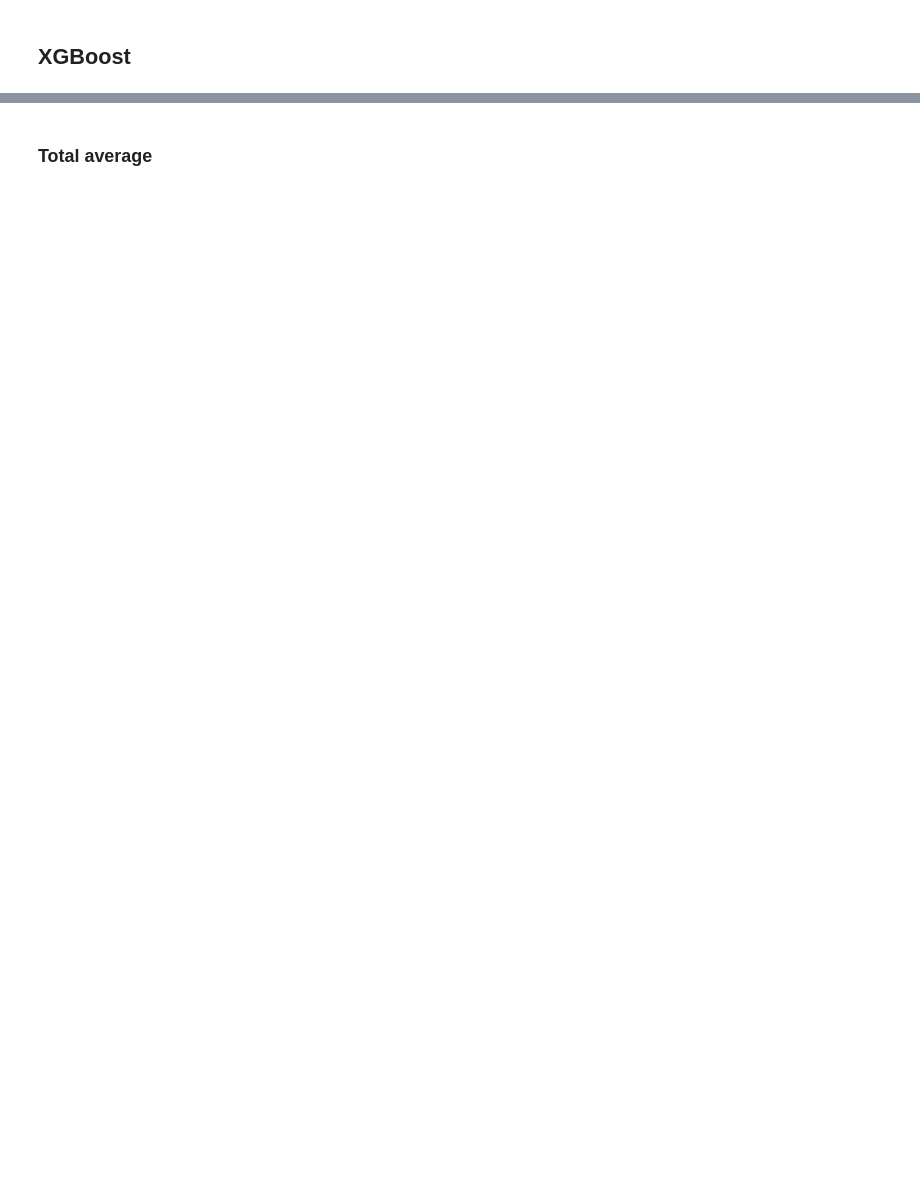
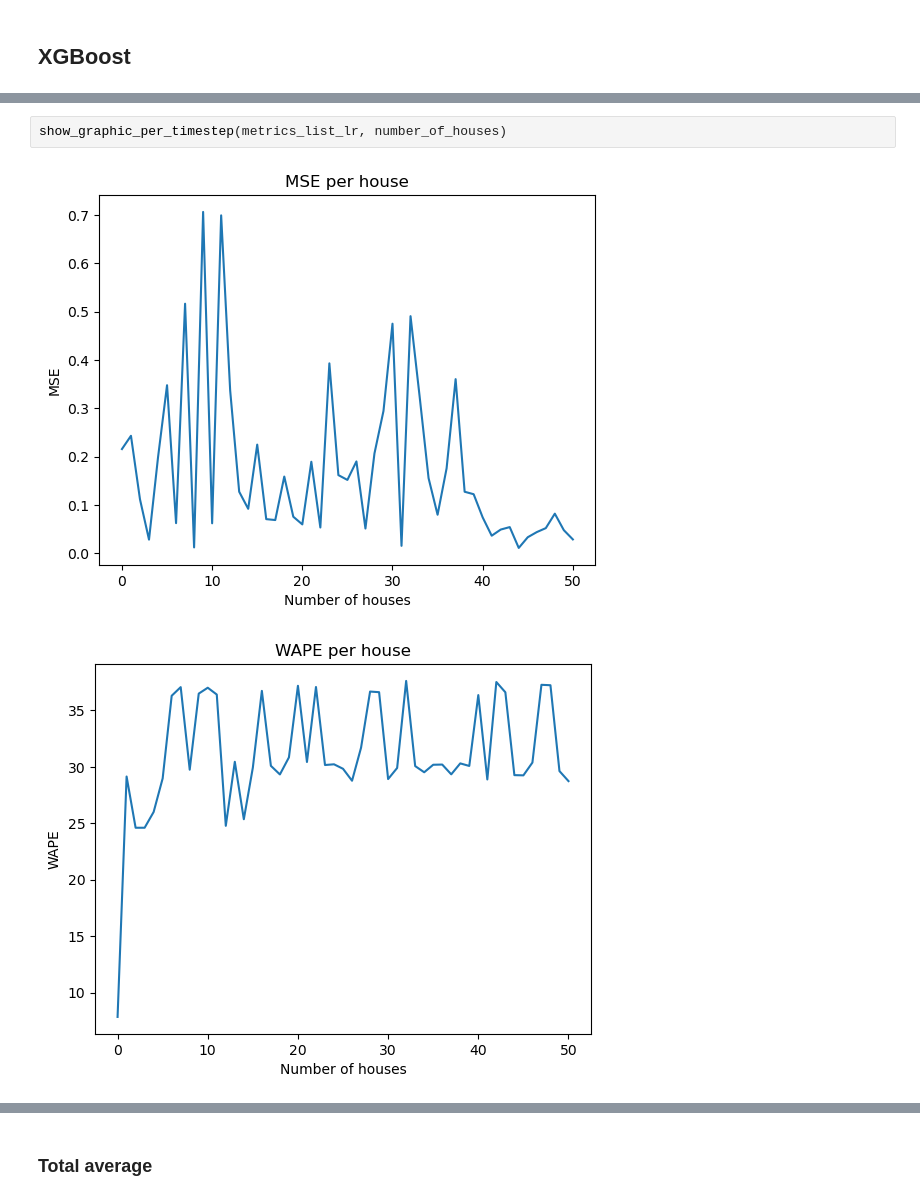
Before and after one commit to franciscomonteiro85/rec-energy-prediction-algorithm, a Jupyter notebook: notebooks/porto/Individual_Porto.ipynb, the cells around one changed output, grey strips where cells are left out. Saved outputs shown, nothing was run; the diff lists cells and outputs as text; blank space fills up the shorter version.

```diff
--- a/notebooks/porto/Individual_Porto.ipynb
+++ b/notebooks/porto/Individual_Porto.ipynb
@@ -235,0 +166,5 @@ show_graphic_per_timestep(metrics_list_xgb, number_timesteps, start_timestep=sta
+# %%
+show_graphic_per_timestep(metrics_list_lr, number_of_houses)
+# %% [output]
+[figure, added]
+[figure, added]
```
Also changed, not shown: parts of 17 cells of this notebook, 21 other files.
